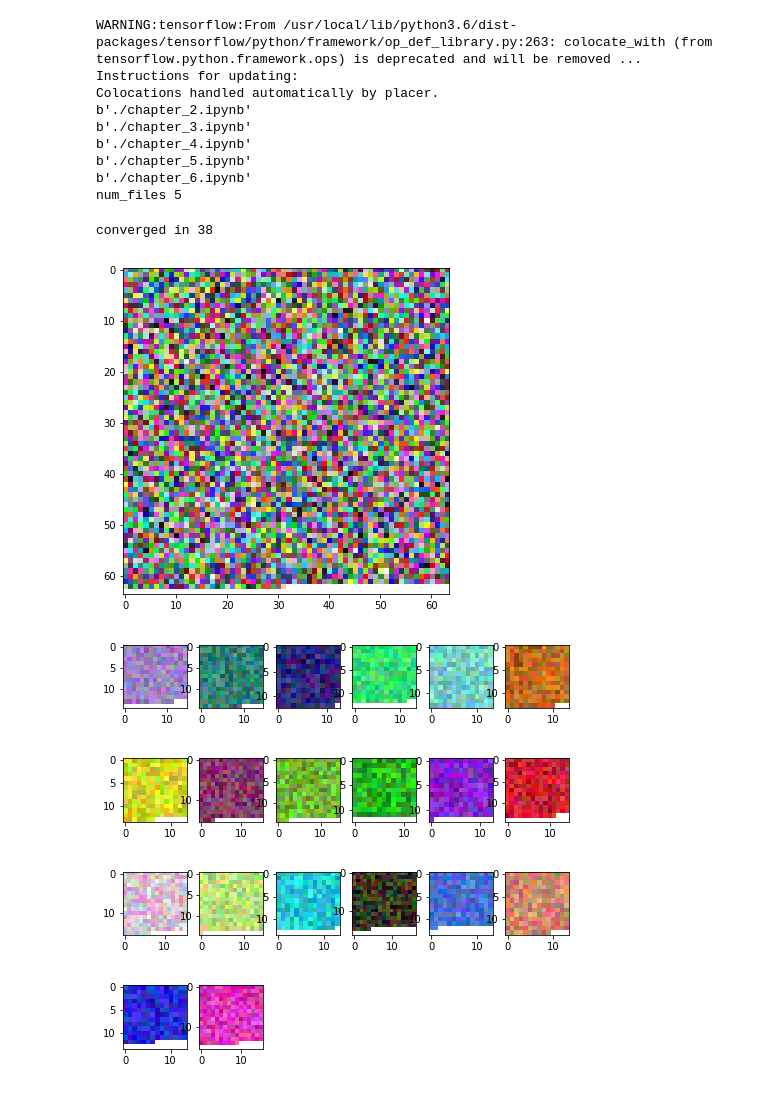
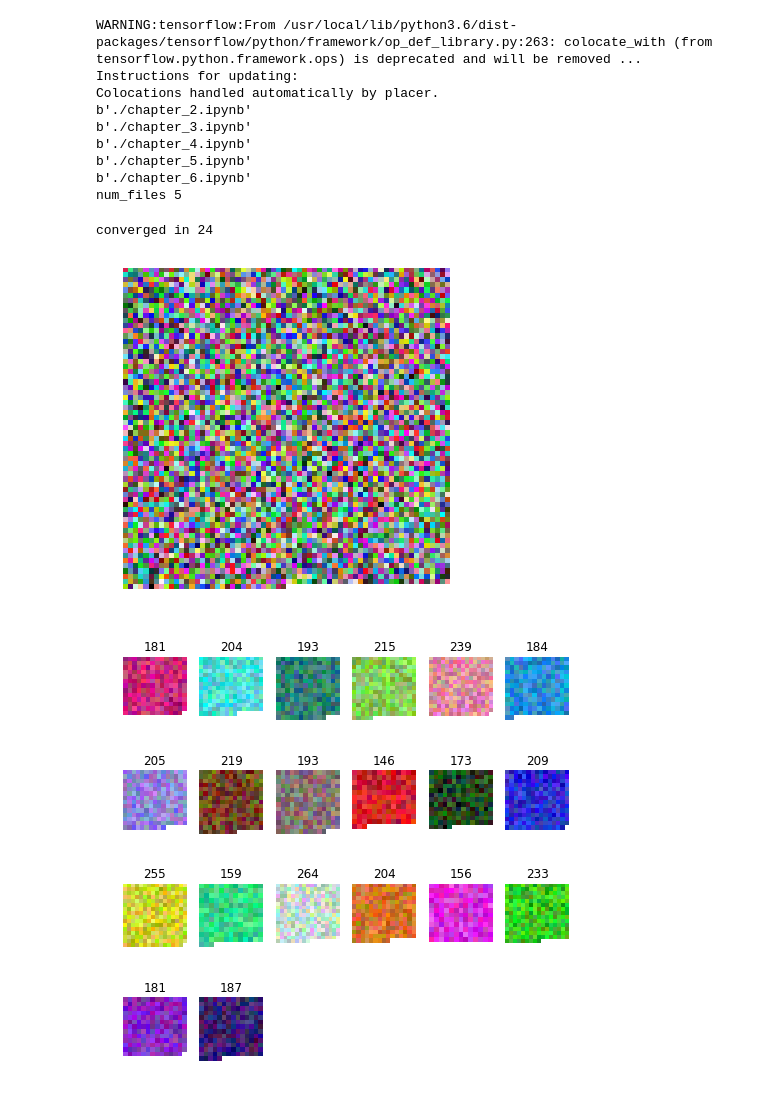
Before and after one commit to JuliaNekrasova/nishant_shukla_machine_learning_with_tensorflow, a Jupyter notebook: chapter_5.ipynb, the cells around one changed output. Cells and saved outputs as stored; diff of their text form; code cells hidden in the pictures.

```diff
--- a/chapter_5.ipynb
+++ b/chapter_5.ipynb
@@ -80,33 +80,36 @@ with tf.Session() as sess:
         if sess.run(converged):
             print("converged in %d" % (i))
             break
 
     Y = sess.run(assign_cluster(X, centroids))
 
 x = [[] for _ in range(k)]
 for i,v in enumerate(Y):
     x[v].append(X[i].tolist())
 
 s = math.ceil(math.sqrt(num_pixels))
 xf = np.ndarray.flatten(X)
 xf = np.append(xf, [255] * (s * s * 3 - len(xf))).reshape(s, s, 3)
 
 fig_x = plt.figure(figsize=(6, 6))
 fig_x.add_subplot(1, 1, 1)
 plt.imshow(xf.astype(np.ubyte))
+plt.axis('off')
 
 fig=plt.figure(figsize=(8, 8))
 rows = 4
 for i in range(k):
     fig.add_subplot(rows, k // rows + 1, i + 1)
     s = math.ceil(math.sqrt(len(x[i])))
     xf = np.ndarray.flatten(np.array(x[i]))
     xf = np.append(xf, [255] * (s * s * 3 - len(xf))).reshape(s, s, 3)
+    plt.title(len(x[i]))
     plt.imshow(xf.astype(np.ubyte))
+    plt.axis('off')
 
 
 plt.show()
 # %% [output]
-converged in 38
+converged in 24
-[figure, old version]
+[figure, new version]
-[figure, old version]
+[figure, new version]
```
Also changed, not shown: 2 other files.
